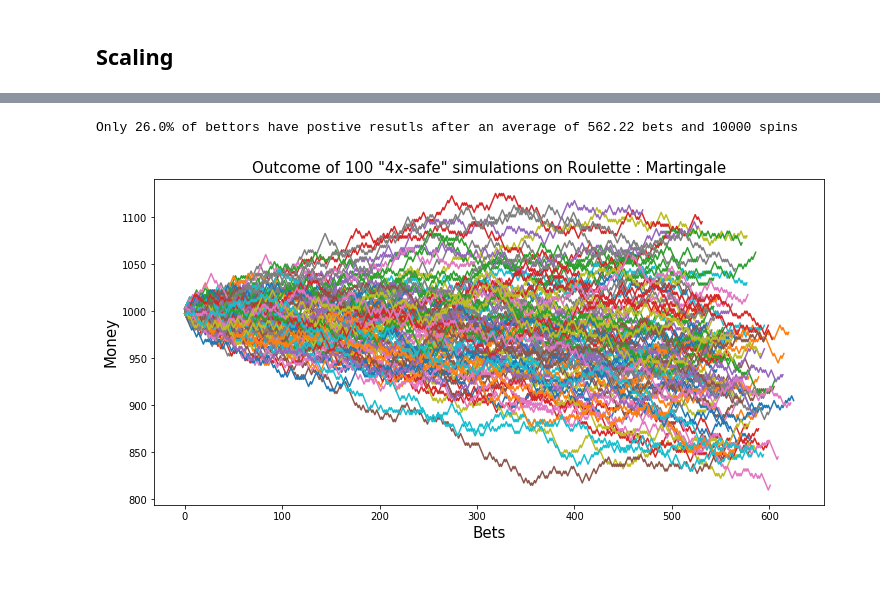
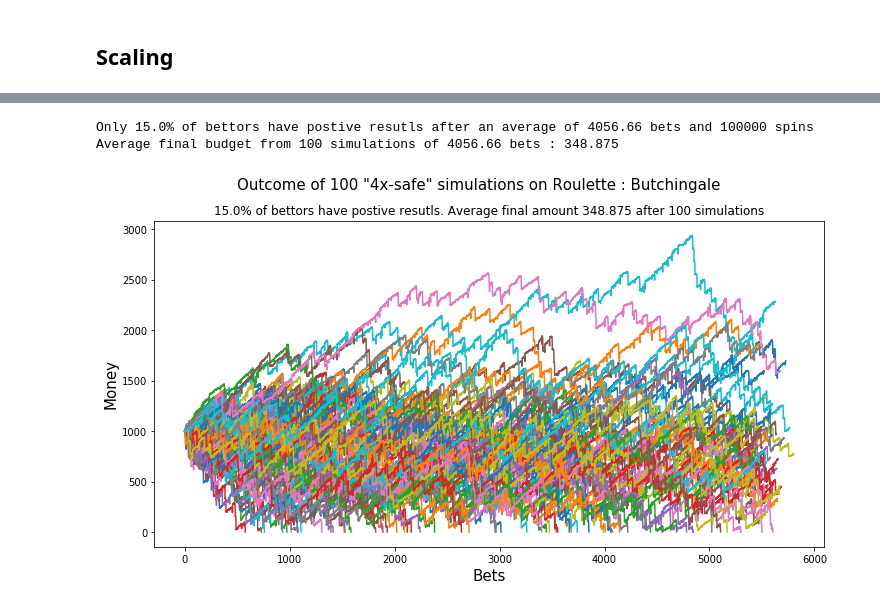
Before and after one commit to ButchBotch/RandProjects, a Jupyter notebook: Main/Roulette_Martingale_Simulation/Roulette_Martingale.ipynb, the cells around one changed output, grey strips where cells are left out. Drawn from its saved outputs; the diff is of its cells as text; code cells hidden in the pictures; blank space fills up the shorter version.

```diff
--- a/Main/Roulette_Martingale_Simulation/Roulette_Martingale.ipynb
+++ b/Main/Roulette_Martingale_Simulation/Roulette_Martingale.ipynb
@@ -84,8 +183,8 @@ def Win_or_Lose(initial_budget, max_bet, spins, min_bet,recordList):
 # %%
 plt.figure(figsize=(12,6))
-num_simulations=100
 win_counter=0
 numberofbets=[]
+end_budget=[]
 
 for n in range(num_simulations):
     recordList=record_creation(spins)
@@ -93,14 +192,17 @@ for n in range(num_simulations):
     if simu[-1]>float(initial_budget):
         win_counter+=1
     plt.plot(simu)
+    end_budget.append(simu[-1])
     numberofbets.append(len(simu))
 win_percent = 100*win_counter/num_simulations
 
 print("Only {}% of bettors have postive resutls after an average of {} bets and {} spins".format(win_percent, np.mean(numberofbets),spins))
+print("Average final budget of {} from simulations of {} bets : {}".format(np.mean(end_budget), num_simulations, np.mean(numberofbets)))
 
-plt.title('Outcome of {} "4x-safe" simulations on Roulette : Martingale'.format(num_simulations), fontsize=15)
+plt.suptitle('Outcome of {} "4x-safe" simulations on Roulette : Martingale'.format(num_simulations), fontsize=15)
+plt.title("{}% of bettors have postive resutls. Average final amount {} after {} simulations".format(win_percent, np.mean(end_budget), num_simulations))
 plt.xlabel('Bets', fontsize=15)
 plt.ylabel('Money', fontsize=15)
-plt.savefig('Failed_Experiment.pdf', bbox_inches='tight')
+plt.savefig('Martingale.jpeg', bbox_inches='tight')
 plt.show()
 # %% [output]
@@ -109,13 +212,19 @@ Only 38.0% of bettors have postive resutls after an average of 547.74 bets and 1
 # %% [markdown]
 ## Scaling
 # %%
+# Power Bet Scaling
 def bet_scaling(initial_bet,max_bet,power):
     bet=[]
     bet.append(initial_bet)
     for i in range(10):
-        if bet[i]*(1.5**power)<float(max_bet):
-            bet.append(bet[i]*(1.5**power))
+        if bet[i]**(2)<float(max_bet):
+            bet.append(bet[i]**(2))
         else:
             break
     return bet
+
+# Completely Custom
+def bet_scaling_custom():
+    bet=[2.5, 5, 12.5 ,30, 80]  # 2.5, 5, 10, 20, 40
+    return bet
 # %% [markdown]
@@ -128,53 +237,56 @@ def Win_or_Lose_Custom(initial_budget, max_bet, spins, min_bet,recordList,custom
     output =[]
     bet_size=min_bet
     minirecordlist=minirecordlistfun(recordList)
+    count=0
 
     for i in range(spins):
         if i<4:
             pass
         else:
             if minirecordlist[i-4]==['Black','Black','Black','Black']:
-                count=0
                 if money <= 0:
                     pass
                 elif recordList[i]=='Red':
                     money += bet_size
                     bet_size = min_bet
                     output.append(money)
+                    count=0
                 else:
                     money -= bet_size
-                    bet_size = np.min((custom_bet_scale[count], max_bet))
+                    bet_size = custom_bet_scale[count]
                     output.append(money)
                     count+=1
-                    if bet_size == max_bet:
-                        bet_size = min_bet
+                    if bet_size >= max_bet:
+                        count=0
                     if bet_size > money:
                         bet_size = money
-
     return output
 # %%
 plt.figure(figsize=(12,6))
-num_simulations=100
 win_counter=0
 numberofbets=[]
-custom_bet_scale=bet_scaling(min_bet,max_bet,2)
+custom_bet_scale=bet_scaling_custom()
 
 for n in range(num_simulations):
     recordList=record_creation(spins)
     simu=Win_or_Lose_Custom(initial_budget, max_bet, spins, min_bet,recordList,custom_bet_scale)
     if simu[-1]>float(initial_budget):
         win_counter+=1
     plt.plot(simu)
+    end_budget.append(simu[-1])
     numberofbets.append(len(simu))
 win_percent = 100*win_counter/num_simulations
 
 print("Only {}% of bettors have postive resutls after an average of {} bets and {} spins".format(win_percent, np.mean(numberofbets),spins))
+print("Average final budget from {} simulations of {} bets : {}".format( num_simulations, np.mean(numberofbets),np.mean(end_budget)))
 
-plt.title('Outcome of {} "4x-safe" simulations on Roulette : Martingale'.format(num_simulations), fontsize=15)
+plt.suptitle('Outcome of {} "4x-safe" simulations on Roulette : Butchingale'.format(num_simulations), fontsize=15)
+plt.title("{}% of bettors have postive resutls. Average final amount {} after {} simulations".format(win_percent, np.mean(end_budget), num_simulations))
 plt.xlabel('Bets', fontsize=15)
 plt.ylabel('Money', fontsize=15)
-plt.savefig('Failed_Experiment.pdf', bbox_inches='tight')
+plt.savefig('Custom.jpeg', bbox_inches='tight')
 plt.show()
 # %% [output]
-Only 26.0% of bettors have postive resutls after an average of 562.22 bets and 10000 spins
+Only 15.0% of bettors have postive resutls after an average of 4056.66 bets and 100000 spins
+Average final budget from 100 simulations of 4056.66 bets : 348.875
-[figure, old version]
+[figure, new version]
```
Also changed, not shown: parts of 11 cells of this notebook, 7 other files.
